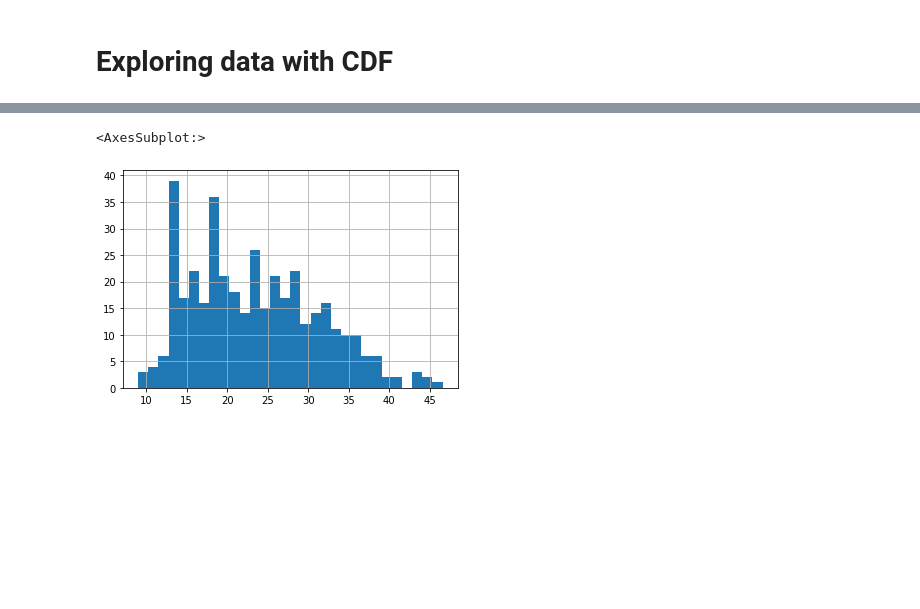
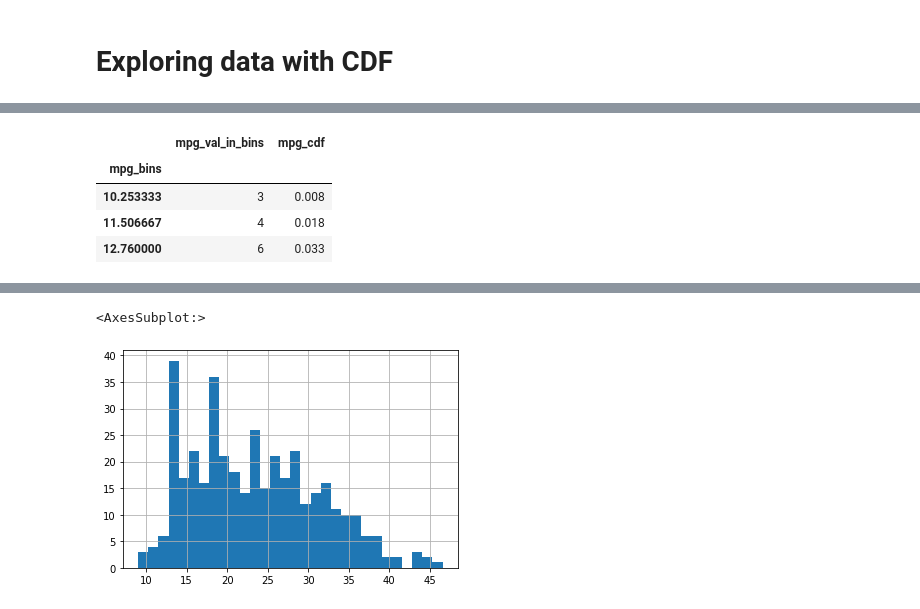
Before and after one commit to sephib/sephib.github.io, a Jupyter notebook: content/cdf_histogram_bokeh.ipynb, the cells around one changed output, grey strips where cells are left out. Cells and saved outputs as stored; diff of their text form; code cells hidden in the pictures; blank space fills up the shorter version.

```diff
--- a/content/cdf_histogram_bokeh.ipynb
+++ b/content/cdf_histogram_bokeh.ipynb
@@ -20,15 +31,0 @@ ModuleNotFoundError: No module named 'holoviews'
-# %%
-def create_hist_cdf(df:pd.DataFrame, col: str, bins=10):
-    np_out, np_bins = np.histogram(df[col], bins=bins)
-    cdf = (np_out.cumsum() / np_out.sum()).round(3)
-    df = pd.DataFrame(data=list(zip(np_out, cdf)), index=np_bins[1:], columns=[f'{col}_val_in_bins', f'{col}_cdf'])
-    df.index.name = f"{col}_bins"
-    return df
-
-df = create_hist_cdf(autompg, 'mpg', bins = 30)
-# count, division = np.histogram(autompg.mpg)
-# np_out, np_bins = np.histogram(autompg.mpg, bins=50)
-# cdf = (np_out.cumsum() / np_out.sum()).round(3)
-# df = pd.DataFrame(data=list(zip(np_out, cdf)), index=np_bins[1:], columns=['values_in_bin', 'cdf'])
-# df.index.name = "bins"
-df.head()
@@ -43,3 +45,14 @@ df.head()
+# %%
+# Here is an exampe othe mpg column in the autompg sample dataset
+
+df = create_hist_cdf(autompg, 'mpg', bins = 30)
+df.head(3)
+# %% [output]
+|  | mpg_val_in_bins | mpg_cdf |
+| mpg_bins |  |  |
+| 10.253333 | 3 | 0.008 |
+| 11.506667 | 4 | 0.018 |
+| 12.760000 | 6 | 0.033 |
 # %%
 def plot_secondary(plot, element):
     '''
```
Also changed, not shown: parts of 11 cells of this notebook.
